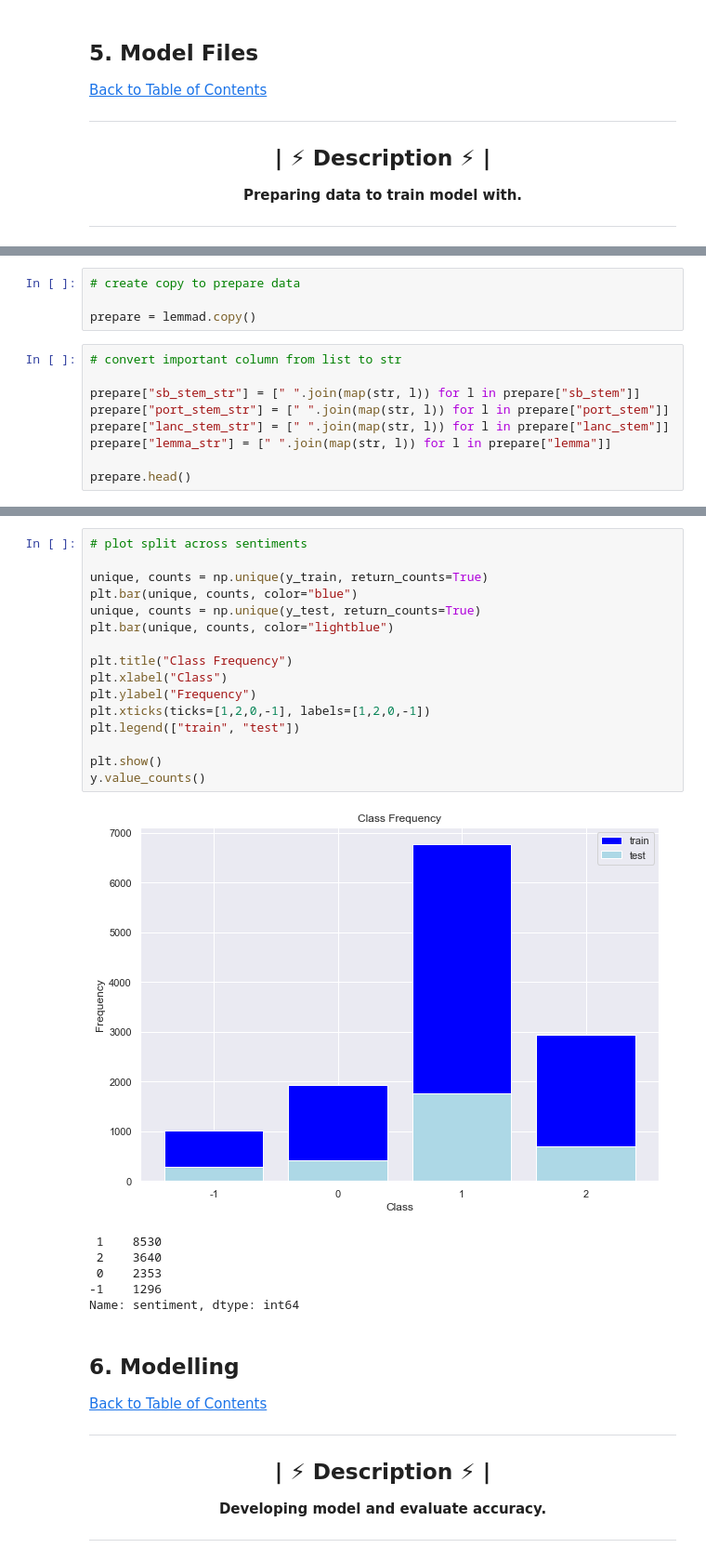
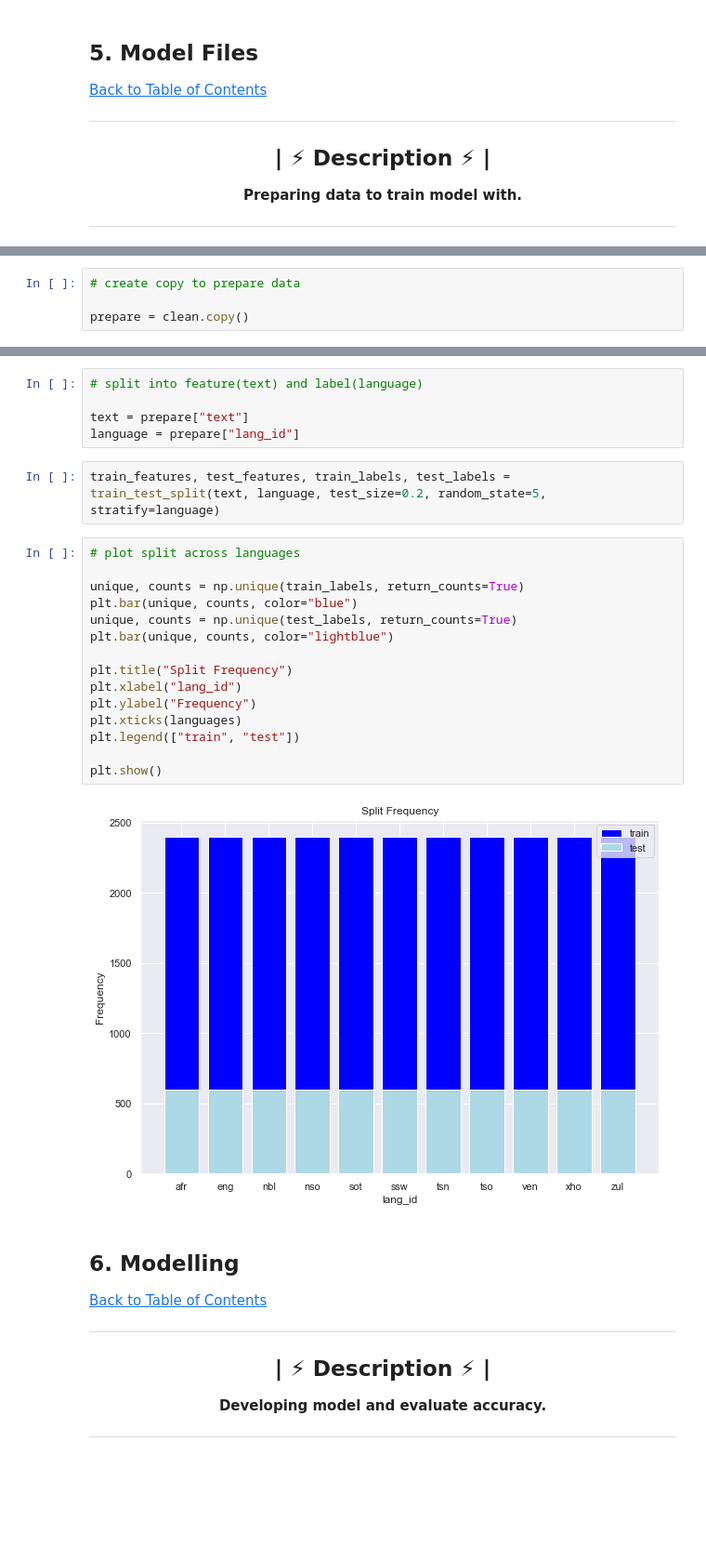
Before and after one commit to toarstn92/South-African-Language-Identification-2022, a Jupyter notebook: Model.ipynb, the cells around one changed output, grey strips where cells are left out. Shown: that part at 93% size. Drawn from its saved outputs; the diff is of its cells as text; blank space fills up the shorter version.

```diff
--- a/Model.ipynb
+++ b/Model.ipynb
@@ -621,13 +402,4 @@ resampled.head()
 # %%
 # create copy to prepare data
 
-prepare = lemmad.copy()
+prepare = clean.copy()
-# %%
-# convert important column from list to str
-
-prepare["sb_stem_str"] = [" ".join(map(str, l)) for l in prepare["sb_stem"]]
-prepare["port_stem_str"] = [" ".join(map(str, l)) for l in prepare["port_stem"]]
-prepare["lanc_stem_str"] = [" ".join(map(str, l)) for l in prepare["lanc_stem"]]
-prepare["lemma_str"] = [" ".join(map(str, l)) for l in prepare["lemma"]]
-
-prepare.head()
@@ -869,26 +406,27 @@ MemoryError: Unable to allocate 21.9 GiB for an array with shape (15819, 185799)
+# %%
+# split into feature(text) and label(language)
+
+text = prepare["text"]
+language = prepare["lang_id"]
+# %%
+train_features, test_features, train_labels, test_labels = train_test_split(text, language, test_size=0.2, random_state=5, stratify=language)
 # %%
-# plot split across sentiments
+# plot split across languages
 
-unique, counts = np.unique(y_train, return_counts=True)
+unique, counts = np.unique(train_labels, return_counts=True)
 plt.bar(unique, counts, color="blue")
-unique, counts = np.unique(y_test, return_counts=True)
+unique, counts = np.unique(test_labels, return_counts=True)
 plt.bar(unique, counts, color="lightblue")
 
-plt.title("Class Frequency")
-plt.xlabel("Class")
+plt.title("Split Frequency")
+plt.xlabel("lang_id")
 plt.ylabel("Frequency")
-plt.xticks(ticks=[1,2,0,-1], labels=[1,2,0,-1])
+plt.xticks(languages)
 plt.legend(["train", "test"])
 
 plt.show()
-y.value_counts()
 # %% [output]
-[figure, old version]
+[figure, new version]
- 1    8530
- 2    3640
- 0    2353
--1    1296
-Name: sentiment, dtype: int64
 # %% [markdown]
  <a id="six"></a>
 ## 6. Modelling
```
Also changed, not shown: parts of 117 cells of this notebook, 2 other files.
